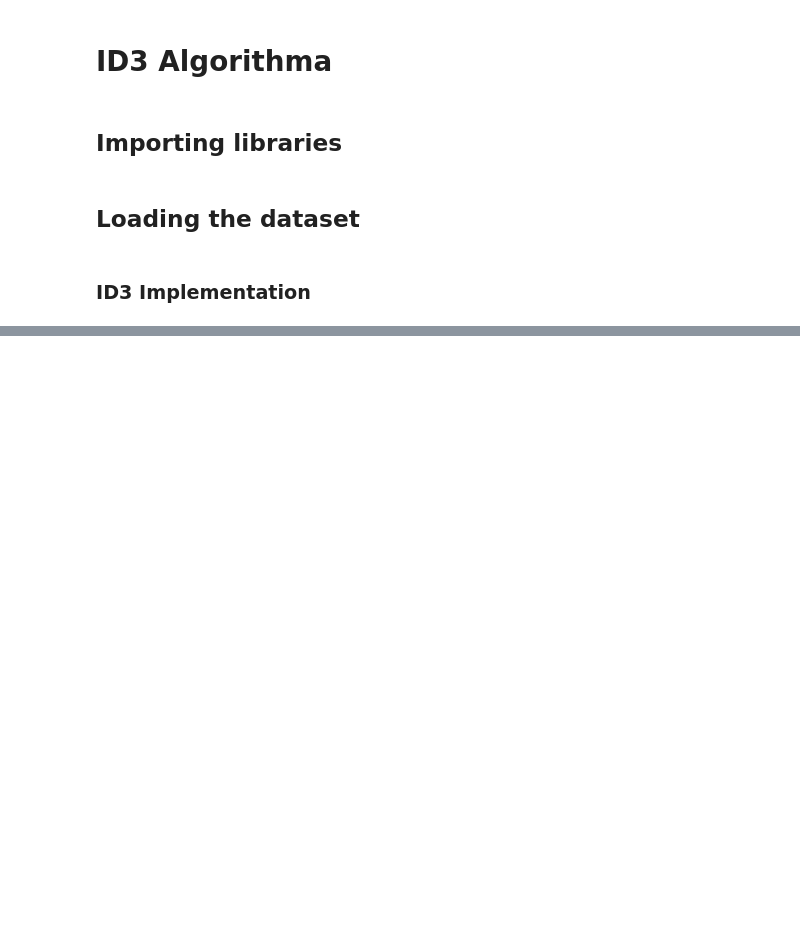
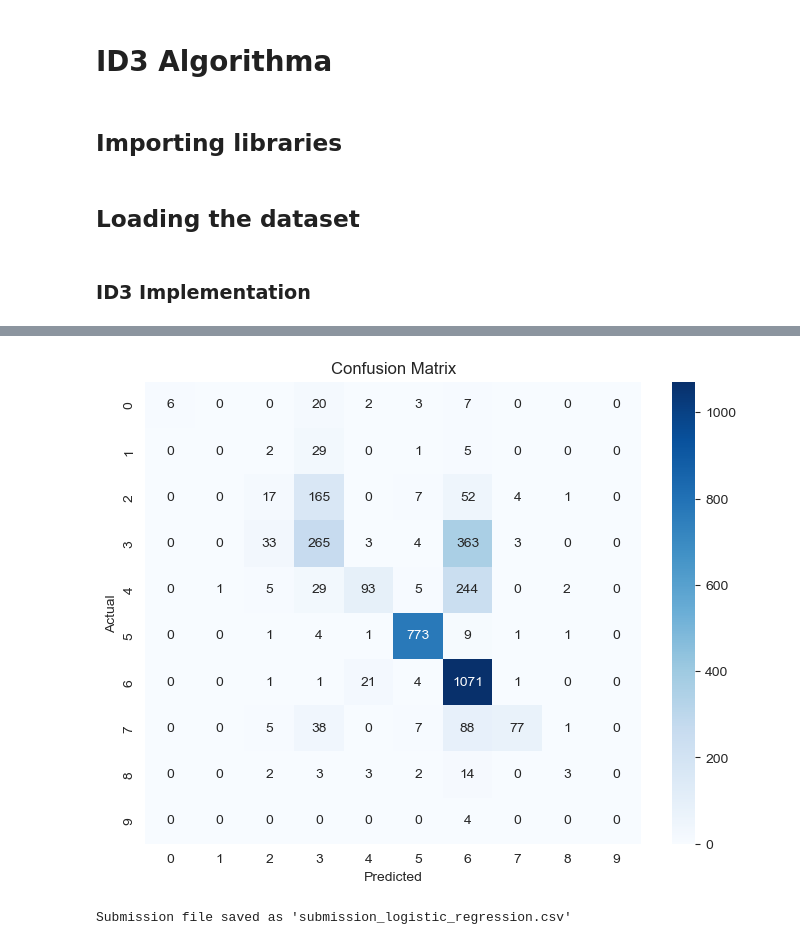
Before and after one commit to fauzanazz/cabAI-TubesAI2, a Jupyter notebook: src/models/ID3-implementation.ipynb, the cells around one changed output, grey strips where cells are left out. Drawn from its saved outputs; the diff is of its cells as text; code cells hidden in the pictures; blank space fills up the shorter version.

```diff
--- a/src/models/ID3-implementation.ipynb
+++ b/src/models/ID3-implementation.ipynb
@@ -52,6 +60,0 @@ class Node:
-# %%
-def entropy(y):
-    """Calculate entropy of label array y."""
-    hist = np.bincount(y)
-    ps = hist / len(y)
-    return -np.sum([p * np.log2(p) for p in ps if p > 0])
@@ -148,4 +60,0 @@ def predict_sample(node, x):
-# %%
-def predict(tree, X):
-    """Predict multiple samples."""
-    return np.array([predict_sample(tree, x) for x in X])
@@ -266,0 +388,16 @@ Predicted class: None
+# %%
+# 2. Pipeline
+if not os.path.exists('decision_tree.pkl'):
+    id3_model = ID3Torch(min_samples_split=10, min_samples_leaf=5, ccp_alpha=0.01, device="cuda")
+    pipeline_id3 = Pipeline(steps=[
+        ('preprocessor', preprocessor),
+        ('classifier', id3_model)
+    ])
+    pipeline_id3.fit(X_train, y_train)
+
+else:
+    id3_model = ID3Torch()
+    id3_model.load_tree('decision_tree.pkl')
+    pipeline_id3 = Pipeline(steps=[
+        ('classifier', id3_model)
+    ])
@@ -266,0 +418,4 @@ Predicted class: None
+# %%
+    # 6. Evaluate the model
+print('Custom ID3')
+y_pred_custom = pipeline_id3.predict(X_val)
@@ -266,0 +452,27 @@ Predicted class: None
+# %%
+# Confusion Matrix
+conf_matrix = confusion_matrix(y_val, y_pred_custom)
+plt.figure(figsize=(8, 6))
+sns.heatmap(conf_matrix, annot=True, fmt='d', cmap='Blues')
+plt.title('Confusion Matrix')
+plt.xlabel('Predicted')
+plt.ylabel('Actual')
+plt.show()
+# %% [output]
+[figure, added]
+# %%
+test_id = test_df['id']
+X_test = test_df.drop(columns=['id'])
+
+# Predict probabilities on the test set
+y_test = pipeline_id3.predict(X_test)
+
+# Create DataFrame for submission
+submission = pd.DataFrame(y_test, columns=['attack_cat'])
+submission.insert(0, "id", test_id)
+
+# Save results to CSV
+submission.to_csv('submission_logistic_regression.csv', index=False)
+print("Submission file saved as 'submission_logistic_regression.csv'")
+# %% [output]
+Submission file saved as 'submission_logistic_regression.csv'
```
Also changed, not shown: parts of 27 cells of this notebook, 3 other files.
